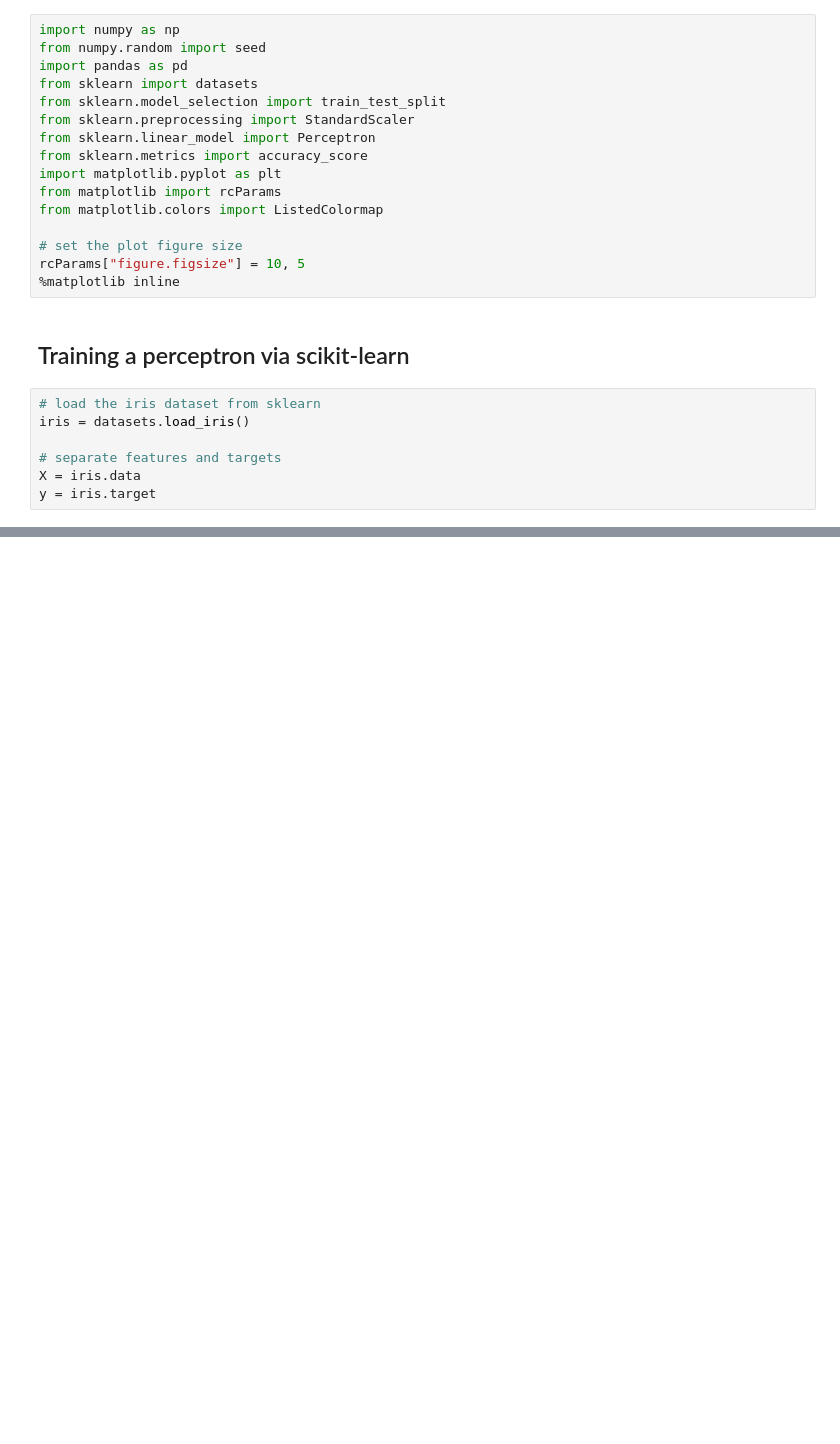
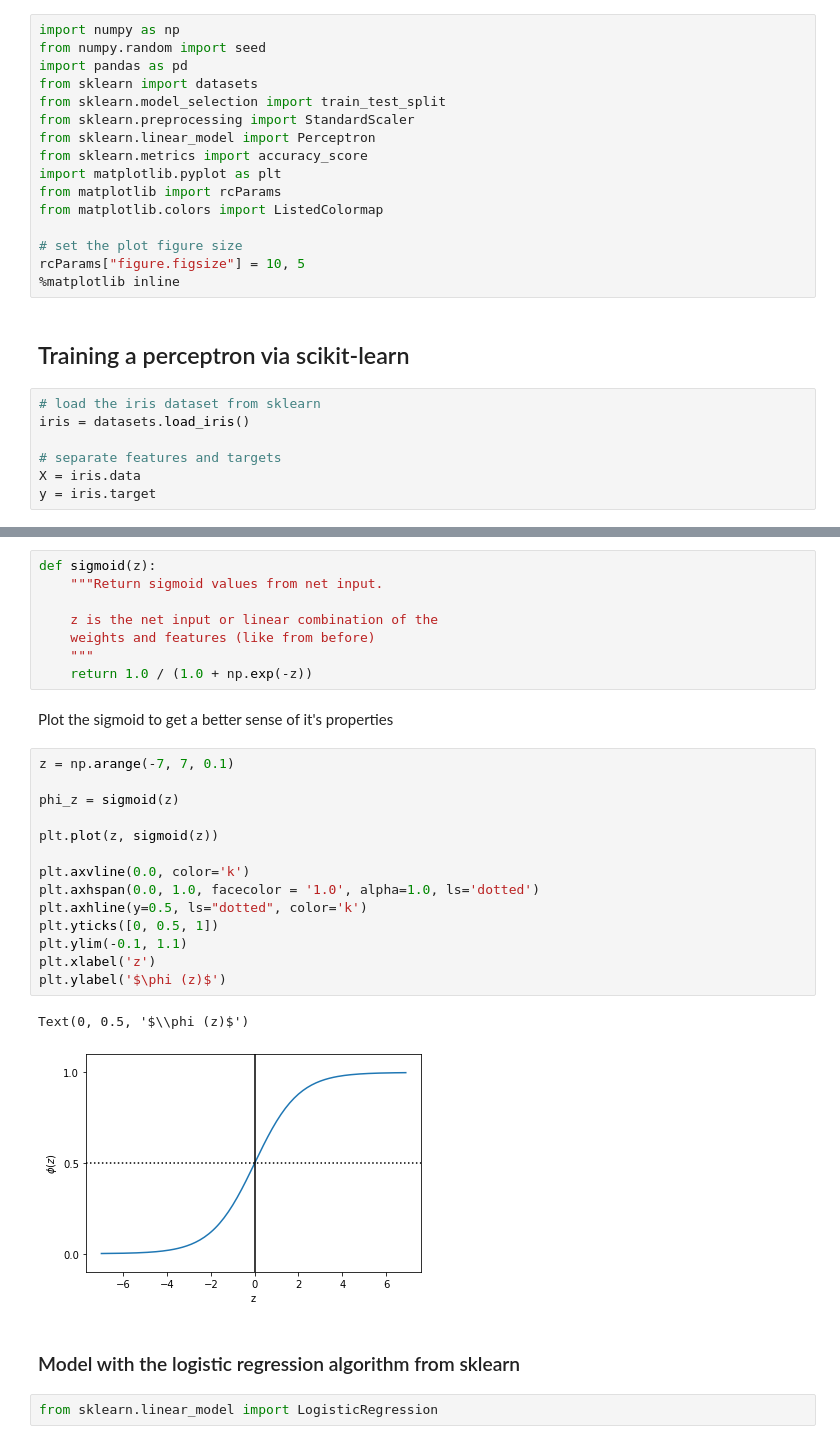
Before and after one commit to jcperkins12/tutorial-py-machine-learning-opensesame, a Jupyter notebook: notebooks/02-cp-ML-Classifiers-Using-Scikit-Learn.ipynb, the cells around one changed output, grey strips where cells are left out. Drawn from its saved outputs; the diff is of its cells as text; blank space fills up the shorter version.

```diff
--- a/notebooks/02-cp-ML-Classifiers-Using-Scikit-Learn.ipynb
+++ b/notebooks/02-cp-ML-Classifiers-Using-Scikit-Learn.ipynb
@@ -31,0 +160,31 @@ y = iris.target
+# %%
+def sigmoid(z):
+    """Return sigmoid values from net input.
+
+    z is the net input or linear combination of the
+    weights and features (like from before)
+    """
+    return 1.0 / (1.0 + np.exp(-z))
+# %% [markdown]
+Plot the sigmoid to get a better sense of it's properties
+# %%
+z = np.arange(-7, 7, 0.1)
+
+phi_z = sigmoid(z)
+
+plt.plot(z, sigmoid(z))
+
+plt.axvline(0.0, color='k')
+plt.axhspan(0.0, 1.0, facecolor = '1.0', alpha=1.0, ls='dotted')
+plt.axhline(y=0.5, ls="dotted", color='k')
+plt.yticks([0, 0.5, 1])
+plt.ylim(-0.1, 1.1)
+plt.xlabel('z')
+plt.ylabel('$\phi (z)$')
+# %% [output]
+Text(0, 0.5, '$\\phi (z)$')
+[figure, added]
+# %% [markdown]
+### Model with the logistic regression algorithm from sklearn
+# %%
+from sklearn.linear_model import LogisticRegression
```
Also changed, not shown: parts of 19 cells of this notebook.
